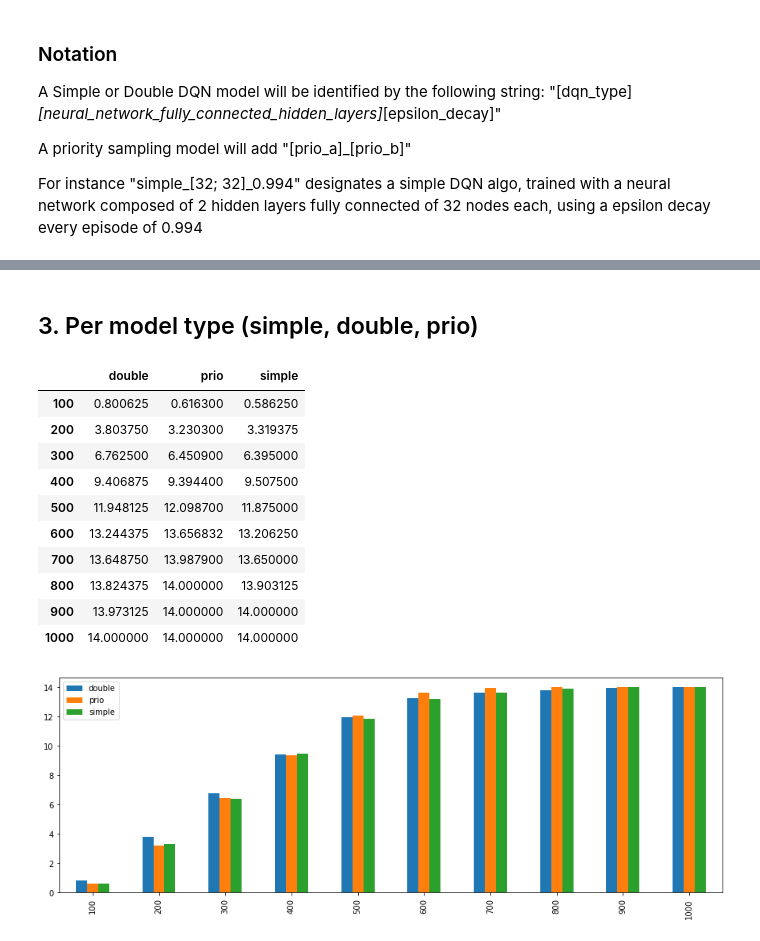
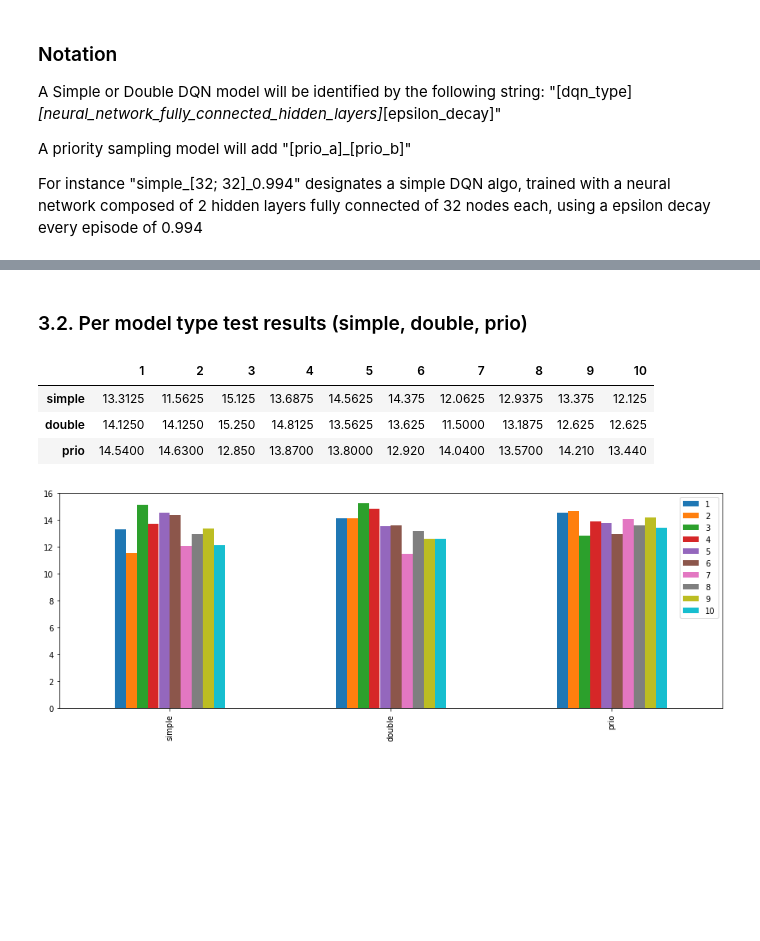
Before and after one commit to jrfalou/UdacityRL, a Jupyter notebook: Results/Results_report.ipynb, the cells around one changed output, grey strips where cells are left out. Cells and saved outputs as stored; diff of their text form; code cells hidden in the pictures; blank space fills up the shorter version.

Commit message:
navigation: final push for navigation project with test results

```diff
--- a/Results/Results_report.ipynb
+++ b/Results/Results_report.ipynb
@@ -63,0 +85,6 @@ results_analysis.plot_results(results_df, tops_df.index)
+# %%
+#Get results from 'test_results.csv'
+#results_df: full dataframe of results
+#solved_df: nb of episodes to reach more than 13 reward in testing_phase
+#tops_df: highest score models during testing phase (in average over 10 episodes)
+results_df, solved_df, tops_df = results_analysis.get_test_tesults_df(results_file='test_results.csv', tops_nb=5)
@@ -64,17 +116,10 @@ results_analysis.plot_results(results_df, tops_df.index)
 # %% [markdown]
-## 3. Per model type (simple, double, prio)
+### 3.2. Per model type test results (simple, double, prio)
 # %%
-results_analysis.plot_results_per_model_type(results_df)
+results_analysis.plot_results_per_model_type_transpose(results_df, results_type='test')
 # %% [output]
-|  | double | prio | simple |
-| 100 | 0.800625 | 0.616300 | 0.586250 |
-| 200 | 3.803750 | 3.230300 | 3.319375 |
-| 300 | 6.762500 | 6.450900 | 6.395000 |
-| 400 | 9.406875 | 9.394400 | 9.507500 |
-| 500 | 11.948125 | 12.098700 | 11.875000 |
-| 600 | 13.244375 | 13.656832 | 13.206250 |
-| 700 | 13.648750 | 13.987900 | 13.650000 |
-| 800 | 13.824375 | 14.000000 | 13.903125 |
-| 900 | 13.973125 | 14.000000 | 14.000000 |
-| 1000 | 14.000000 | 14.000000 | 14.000000 |
+|  | 1 | 2 | 3 | 4 | 5 | 6 | 7 | 8 | 9 | 10 |
+| simple | 13.3125 | 11.5625 | 15.125 | 13.6875 | 14.5625 | 14.375 | 12.0625 | 12.9375 | 13.375 | 12.125 |
+| double | 14.1250 | 14.1250 | 15.250 | 14.8125 | 13.5625 | 13.625 | 11.5000 | 13.1875 | 12.625 | 12.625 |
+| prio | 14.5400 | 14.6300 | 12.850 | 13.8700 | 13.8000 | 12.920 | 14.0400 | 13.5700 | 14.210 | 13.440 |
-[figure, old version]
+[figure, new version]
```
Also changed, not shown: parts of 18 cells of this notebook, 6 other files.
